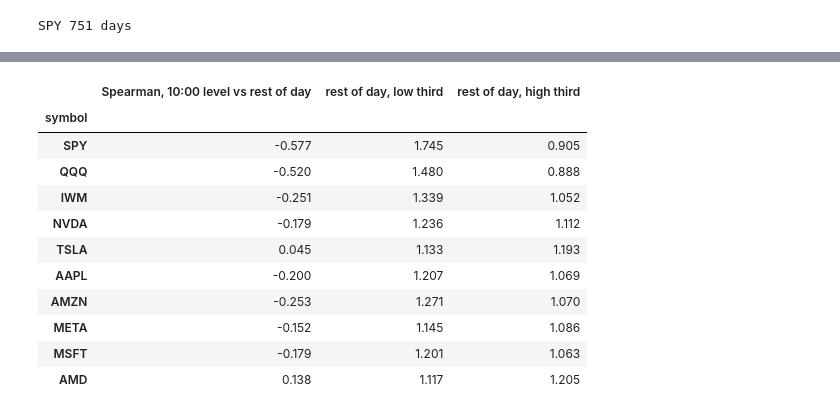
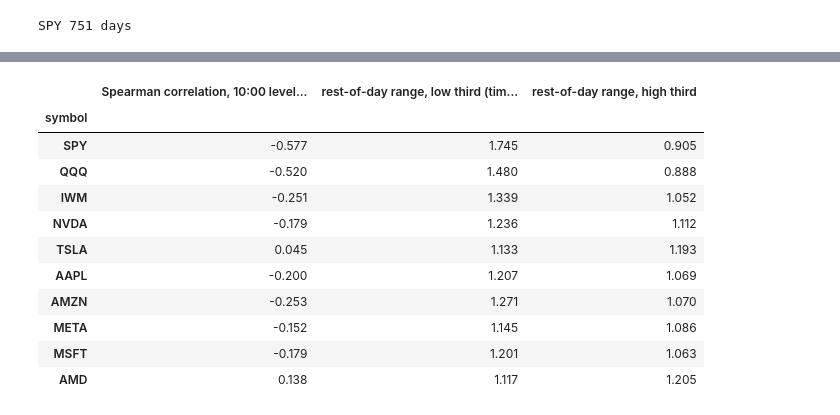
Before and after one commit to will-hill/GPU-Quant-Finance, a Jupyter notebook: 05-pytorch-options-scanning/gex_rows/row02_level_at_1000.ipynb, the cells around one changed output, grey strips where cells are left out. Cells and saved outputs as stored; diff of their text form; code cells hidden in the pictures.

```diff
--- a/05-pytorch-options-scanning/gex_rows/row02_level_at_1000.ipynb
+++ b/05-pytorch-options-scanning/gex_rows/row02_level_at_1000.ipynb
@@ -44,7 +58,7 @@ _ = R.fig2(ctx, res, G.FIGURES / 'row02_level_at_1000.png')
 # %%
-R.per_name({'r2_spearman_1000_rest': 'Spearman, 10:00 level vs rest of day', 'r2_rest_low_third': 'rest of day, low third', 'r2_rest_high_third': 'rest of day, high third'}).round(3)
+R.per_name({'r2_spearman_1000_rest': 'Spearman correlation, 10:00 level versus rest of day', 'r2_rest_low_third': 'rest-of-day range, low third (times the median)', 'r2_rest_high_third': 'rest-of-day range, high third'}).round(3)
 # %% [output]
-|  | Spearman, 10:00 level vs rest of day | rest of day, low third | rest of day, high third |
+|  | Spearman correlation, 10:00 level... | rest-of-day range, low third (tim... | rest-of-day range, high third |
 | symbol |  |  |  |
 | SPY | -0.577 | 1.745 | 0.905 |
 | QQQ | -0.520 | 1.480 | 0.888 |
```
Also changed, not shown: parts of 4 cells of this notebook, 31 other files.
